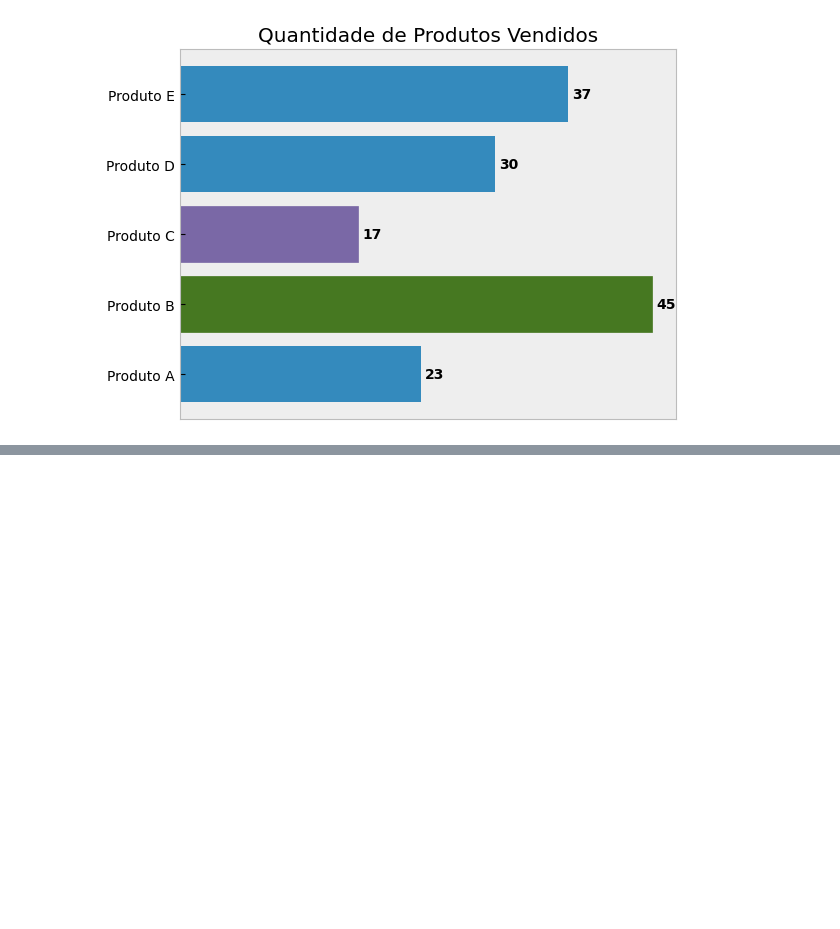
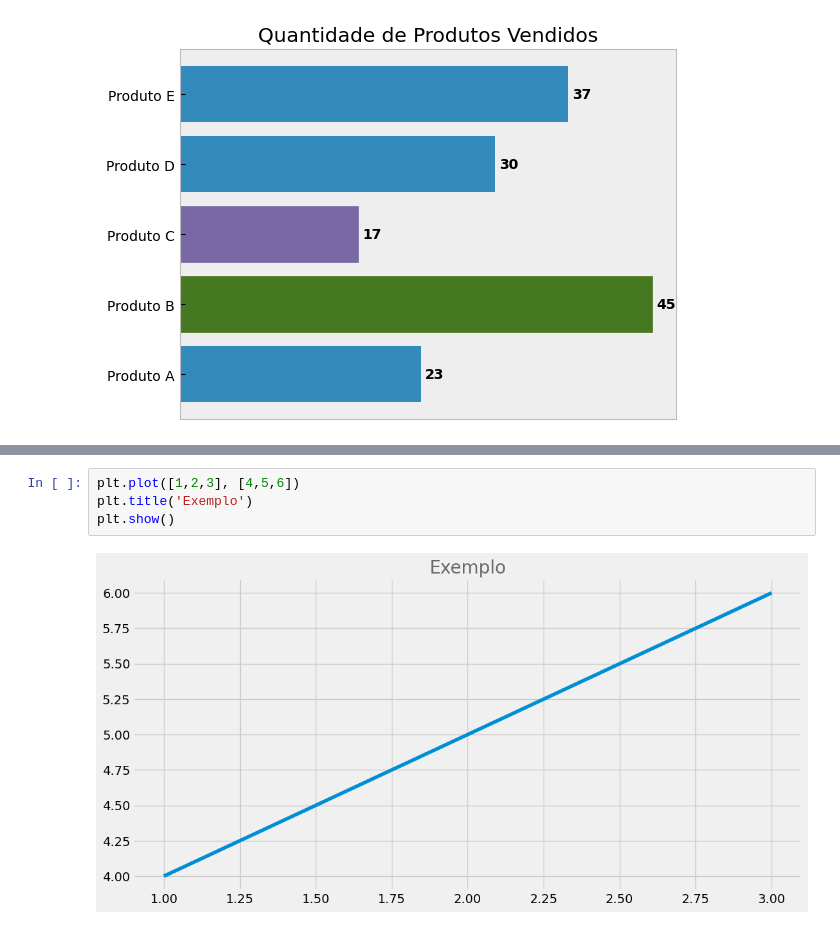
Before and after one commit to stephanyresque/Ciencia-de-dados-2, a Jupyter notebook: 07_11_24.ipynb, the cells around one changed output, grey strips where cells are left out. Saved outputs shown, nothing was run; the diff lists cells and outputs as text; blank space fills up the shorter version.

```diff
--- a/07_11_24.ipynb
+++ b/07_11_24.ipynb
@@ -116,0 +162,6 @@ plt.show()
+# %%
+plt.plot([1,2,3], [4,5,6])
+plt.title('Exemplo')
+plt.show()
+# %% [output]
+[figure, added]
```
Also changed, not shown: parts of 4 cells of this notebook.
